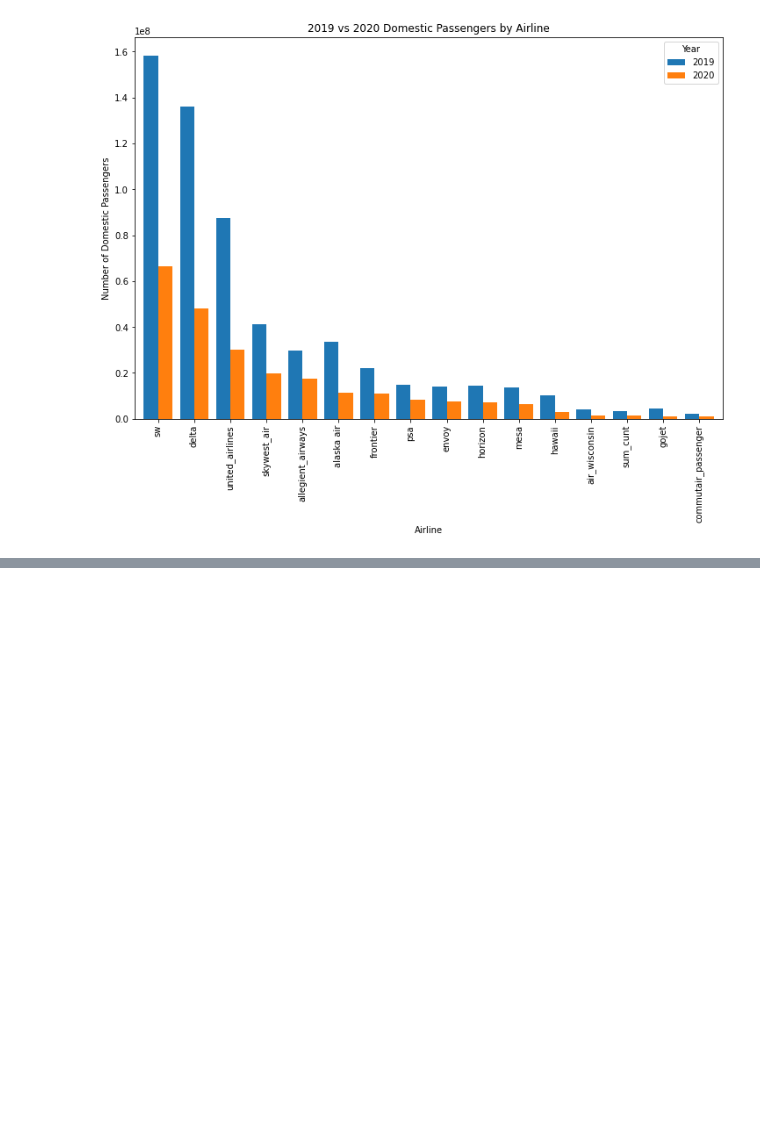
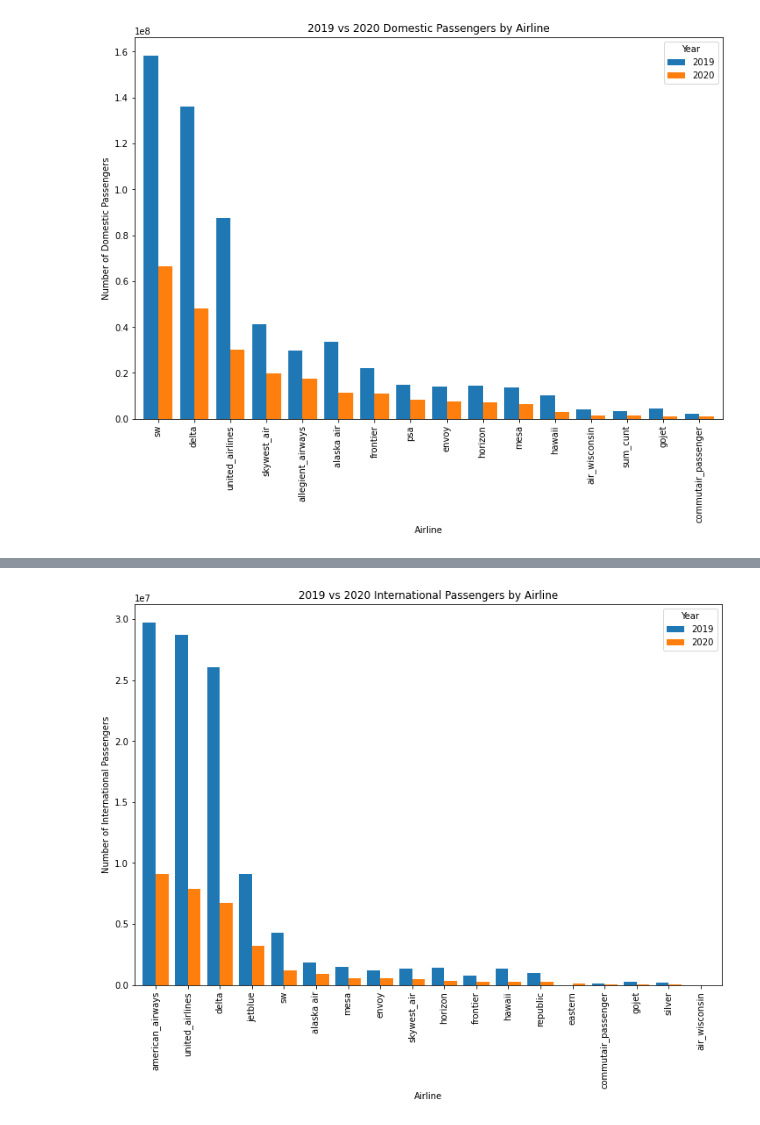
Before and after one commit to f4seth/econ695, a Jupyter notebook: international_domestic_stuff.ipynb, the cells around one changed output, grey strips where cells are left out. Saved outputs shown, nothing was run; the diff lists cells and outputs as text; code cells hidden in the pictures; blank space fills up the shorter version.

```diff
--- a/international_domestic_stuff.ipynb
+++ b/international_domestic_stuff.ipynb
@@ -539,4 +531,7 @@ ValueError: invalid literal for int() with base 10: '122,764'
 # %%
 df_list = [alaska_air, air_wisconsin, allegient_airways, american_airways , commutair_passenger
 , delta, eastern, envoy,frontier , gojet ,hawaii, horizon, jetblue,horizon
-, mesa, psa, republic, silver, skywest_air, sw,sum_cunt ,united_airlines]
+, mesa,  republic, silver, skywest_air, sw ,united_airlines] #missing psa and sum_cunt
+# %%
+new_dfs = []
+gojet
@@ -542,0 +552,4 @@ df_list = [alaska_air, air_wisconsin, allegient_airways, american_airways , comm
+# %%
+for i, df in enumerate(df_list):
+    df = df.loc[: , ["Year", "INTERNATIONAL", "Airline"]]
+    new_dfs.append(df)
@@ -542,0 +669,2 @@ df_list = [alaska_air, air_wisconsin, allegient_airways, american_airways , comm
+# %%
+merged_df = pd.concat(new_dfs, ignore_index=True)
@@ -542,0 +687,24 @@ df_list = [alaska_air, air_wisconsin, allegient_airways, american_airways , comm
+# %%
+subset_df = merged_df.loc[merged_df['Year'].isin([2019, 2020])]
+
+# Group the data by Year and Airline, and calculate the sum of International
+grouped_df = subset_df.groupby(['Year', 'Airline']).sum().reset_index()
+
+# Pivot the dataframe to make a grouped bar chart
+pivot_df = grouped_df.pivot(index='Airline', columns='Year', values='INTERNATIONAL')
+
+# Sort the values in descending order
+pivot_df = pivot_df.sort_values(by=2020, ascending=False)
+
+# Create a grouped bar chart
+ax = pivot_df.plot(kind='bar', figsize=(12, 8), width=0.8)
+
+# Add titles and labels
+ax.set_title('2019 vs 2020 International Passengers by Airline')
+ax.set_xlabel('Airline')
+ax.set_ylabel('Number of International Passengers')
+ax.legend(title='Year', labels=['2019', '2020'])
+
+plt.show()
+# %% [output]
+[figure, added]
```
Also changed, not shown: parts of 13 cells of this notebook.
